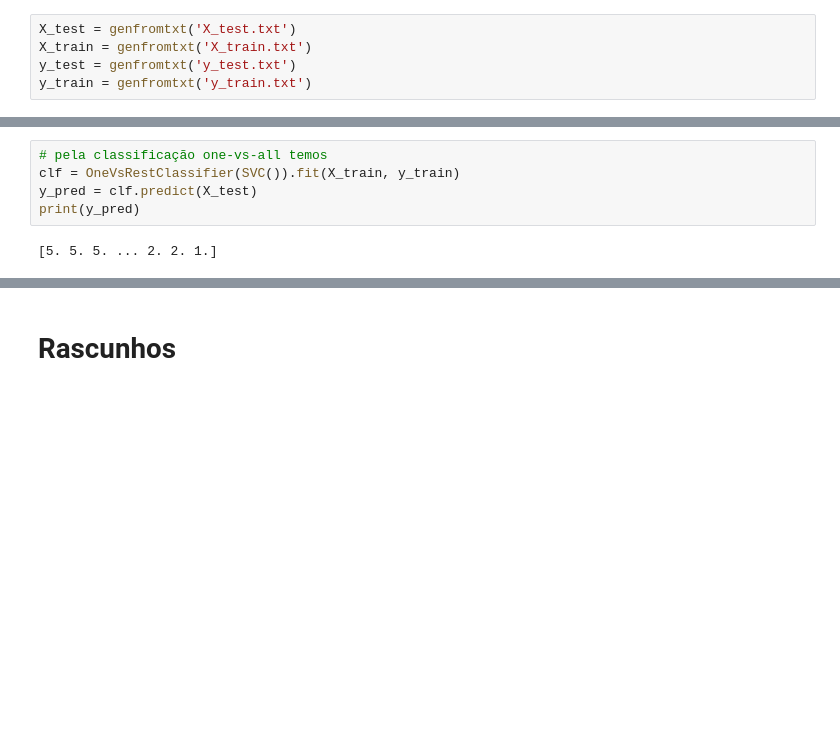
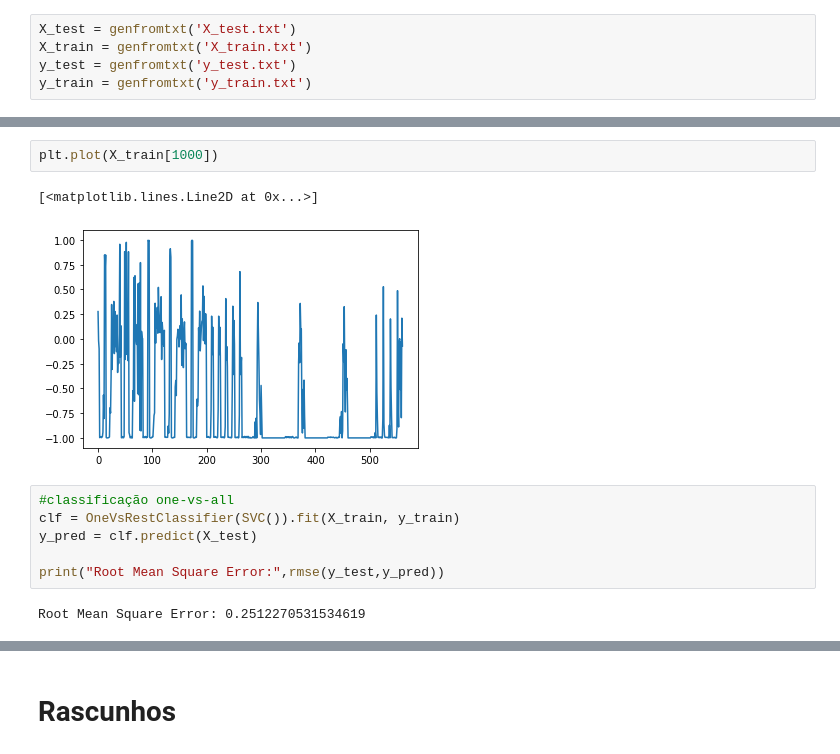
Before and after one commit to marinacer/EFC2, a Jupyter notebook: EFC2.ipynb, the cells around one changed output, grey strips where cells are left out. Drawn from its saved outputs; the diff is of its cells as text; blank space fills up the shorter version.

```diff
--- a/EFC2.ipynb
+++ b/EFC2.ipynb
@@ -155,8 +166,14 @@ y_train = genfromtxt('y_train.txt')
+# %%
+plt.plot(X_train[1000])
+# %% [output]
+[<matplotlib.lines.Line2D at 0x...>]
+[figure, added]
 # %%
-# pela classificação one-vs-all temos
+#classificação one-vs-all
 clf = OneVsRestClassifier(SVC()).fit(X_train, y_train)
 y_pred = clf.predict(X_test)
-print(y_pred)
+
+print("Root Mean Square Error:",rmse(y_test,y_pred))
 # %% [output]
-[5. 5. 5. ... 2. 2. 1.]
+Root Mean Square Error: 0.2512270531534619
 # %%
```
Also changed, not shown: parts of 14 cells of this notebook.
